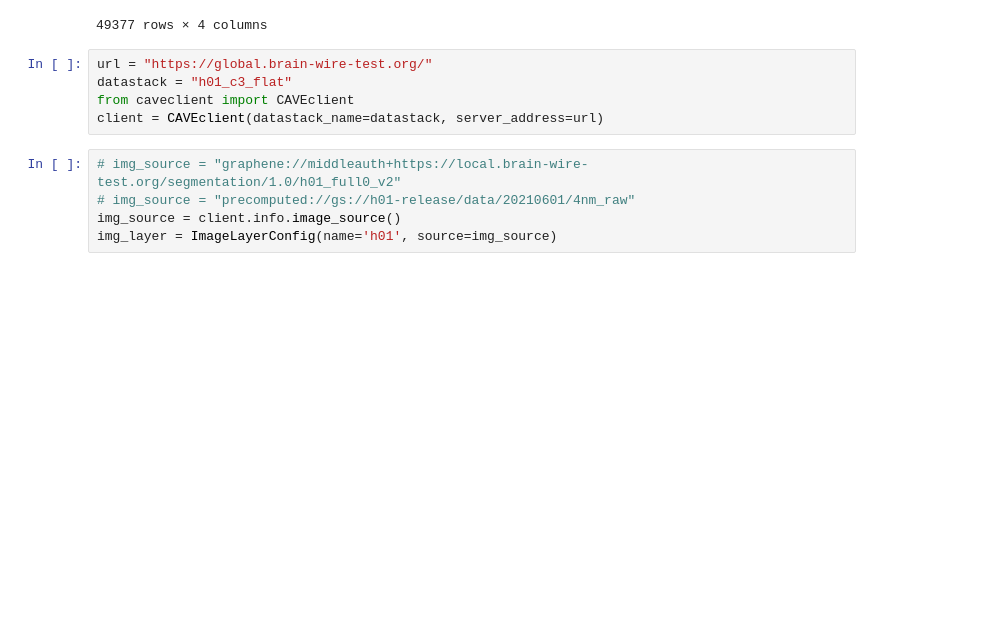
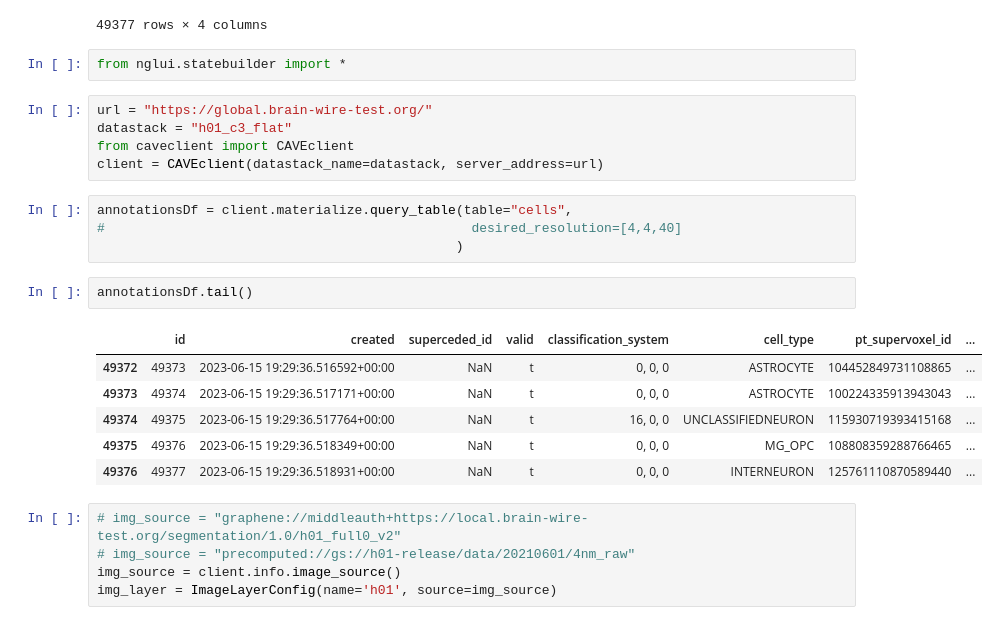
Before and after one commit to VCG/cave-scripts, a Jupyter notebook: notebooks/reference/nglui-study.ipynb, the cells around one changed output. Saved outputs shown, nothing was run; the diff lists cells and outputs as text; blank space fills up the shorter version.

Commit message:
Add notebook - display annotations in ng

```diff
--- a/notebooks/reference/nglui-study.ipynb
+++ b/notebooks/reference/nglui-study.ipynb
@@ -102,11 +102,26 @@ annotationsDf
 | 49375 | True | 0, 0, 0 | MG_OPC | [267462, 136502, 2691] |
 | 49376 | True | 0, 0, 0 | INTERNEURON | [391015, 90796, 3303] |
 49377 rows × 4 columns
+# %%
+from nglui.statebuilder import *
 # %%
 url = "https://global.brain-wire-test.org/"
 datastack = "h01_c3_flat"
 from caveclient import CAVEclient
 client = CAVEclient(datastack_name=datastack, server_address=url)
+# %%
+annotationsDf = client.materialize.query_table(table="cells",
+#                                               desired_resolution=[4,4,40]
+                                              )
+# %%
+annotationsDf.tail()
+# %% [output]
+|  | id | created | superceded_id | valid | classification_system | cell_type | pt_supervoxel_id | ... |
+| 49372 | 49373 | 2023-06-15 19:29:36.516592+00:00 | NaN | t | 0, 0, 0 | ASTROCYTE | 104452849731108865 | ... |
+| 49373 | 49374 | 2023-06-15 19:29:36.517171+00:00 | NaN | t | 0, 0, 0 | ASTROCYTE | 100224335913943043 | ... |
+| 49374 | 49375 | 2023-06-15 19:29:36.517764+00:00 | NaN | t | 16, 0, 0 | UNCLASSIFIEDNEURON | 115930719393415168 | ... |
+| 49375 | 49376 | 2023-06-15 19:29:36.518349+00:00 | NaN | t | 0, 0, 0 | MG_OPC | 108808359288766465 | ... |
+| 49376 | 49377 | 2023-06-15 19:29:36.518931+00:00 | NaN | t | 0, 0, 0 | INTERNEURON | 125761110870589440 | ... |
 # %%
 # img_source = "graphene://middleauth+https://local.brain-wire-test.org/segmentation/1.0/h01_full0_v2"
 # img_source = "precomputed://gs://h01-release/data/20210601/4nm_raw"
```
Also changed, not shown: parts of 4 cells of this notebook, 3 other files.
